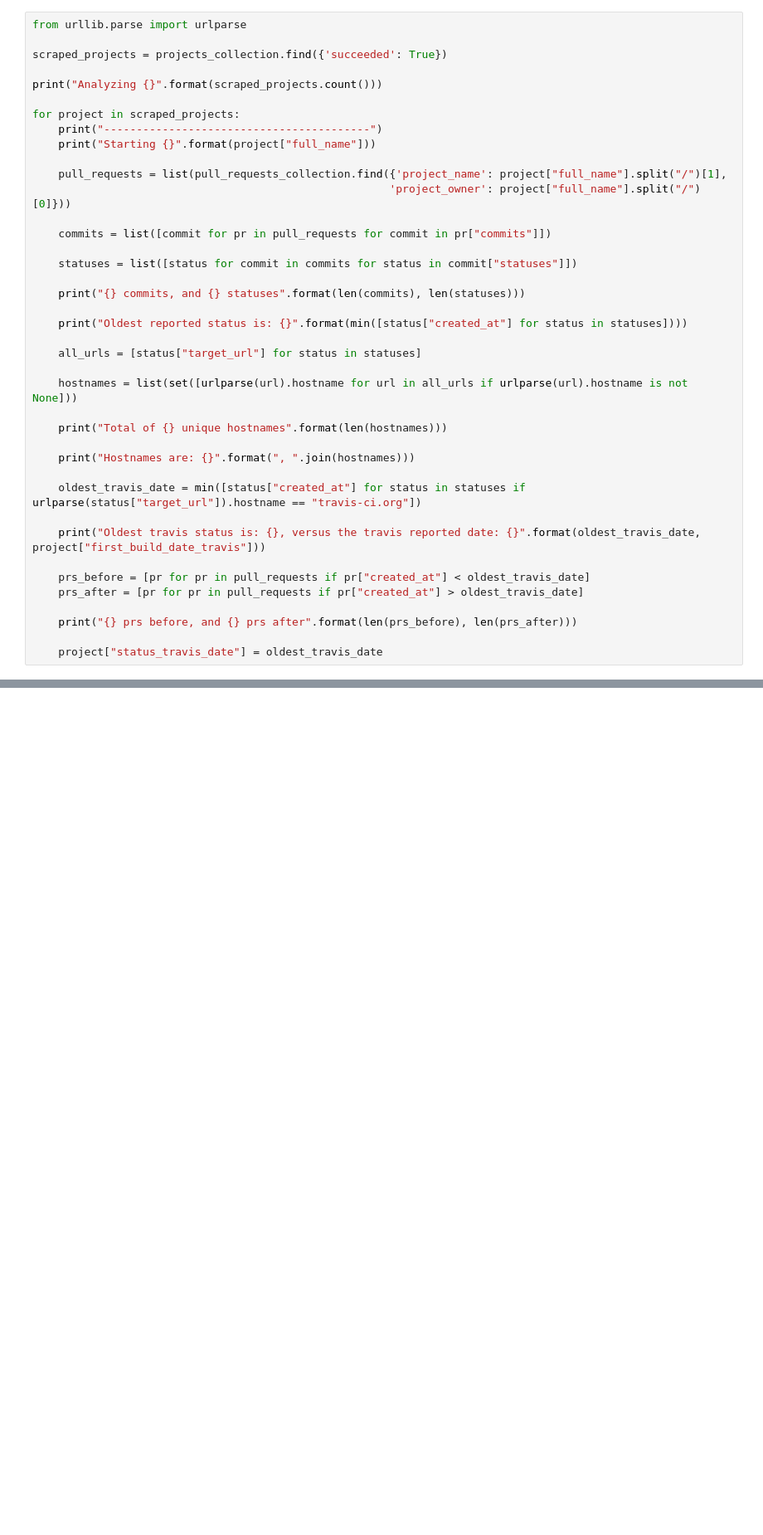
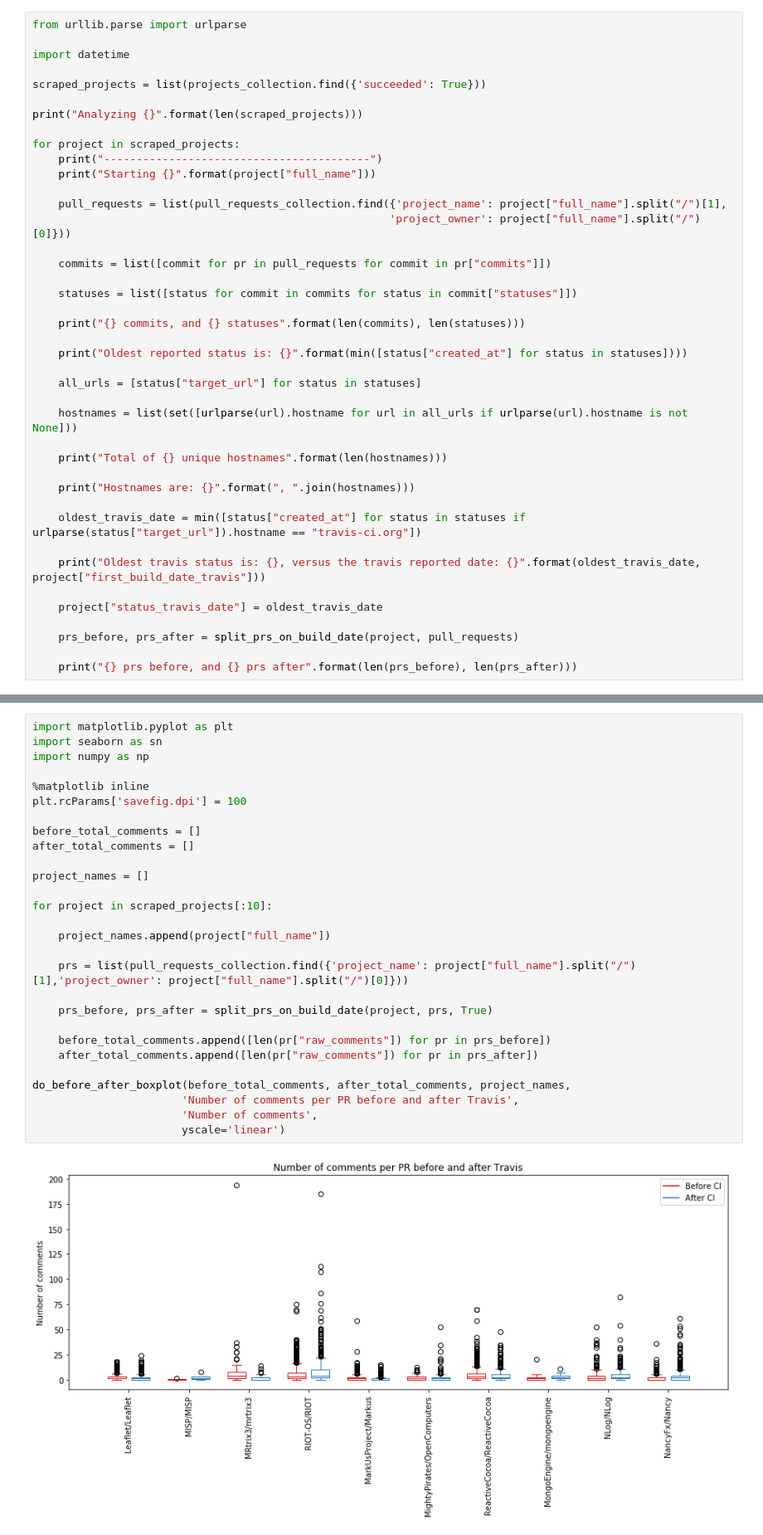
Before and after one commit to TheDutchDevil/code_reviews, a Jupyter notebook: first_travis_build/first_travis_build.ipynb, the cells around one changed output, grey strips where cells are left out. Shown: that part at 83% size. Drawn from its saved outputs; the diff is of its cells as text; blank space fills up the shorter version.

```diff
--- a/first_travis_build/first_travis_build.ipynb
+++ b/first_travis_build/first_travis_build.ipynb
@@ -11,9 +29,11 @@ projects_collection = database["projects"]
 # %%
 from urllib.parse import urlparse
 
-scraped_projects = projects_collection.find({'succeeded': True})
+import datetime
 
-print("Analyzing {}".format(scraped_projects.count()))
+scraped_projects = list(projects_collection.find({'succeeded': True}))
+
+print("Analyzing {}".format(len(scraped_projects)))
 
 for project in scraped_projects:
     print("-----------------------------------------")
@@ -42,10 +62,9 @@ for project in scraped_projects:
 
     print("Oldest travis status is: {}, versus the travis reported date: {}".format(oldest_travis_date, project["first_build_date_travis"]))
 
-    prs_before = [pr for pr in pull_requests if pr["created_at"] < oldest_travis_date]
-    prs_after = [pr for pr in pull_requests if pr["created_at"] > oldest_travis_date]
+    project["status_travis_date"] = oldest_travis_date
+
+    prs_before, prs_after = split_prs_on_build_date(project, pull_requests)
 
     print("{} prs before, and {} prs after".format(len(prs_before), len(prs_after)))
-
-    project["status_travis_date"] = oldest_travis_date
 # %% [output]
@@ -68,0 +118,30 @@ Oldest travis status is: 2014-12-21 03:36:23, versus the travis reported date: 2
+# %%
+import matplotlib.pyplot as plt
+import seaborn as sn
+import numpy as np
+
+%matplotlib inline
+plt.rcParams['savefig.dpi'] = 100
+
+before_total_comments = []
+after_total_comments = []
+
+project_names = []
+
+for project in scraped_projects[:10]:
+
+    project_names.append(project["full_name"])
+
+    prs = list(pull_requests_collection.find({'project_name': project["full_name"].split("/")[1],'project_owner': project["full_name"].split("/")[0]}))
+
+    prs_before, prs_after = split_prs_on_build_date(project, prs, True)
+
+    before_total_comments.append([len(pr["raw_comments"]) for pr in prs_before])
+    after_total_comments.append([len(pr["raw_comments"]) for pr in prs_after])
+
+do_before_after_boxplot(before_total_comments, after_total_comments, project_names,
+                       'Number of comments per PR before and after Travis',
+                       'Number of comments',
+                       yscale='linear')
+# %% [output]
+[figure, added]
```
Also changed, not shown: parts of 5 cells of this notebook.
